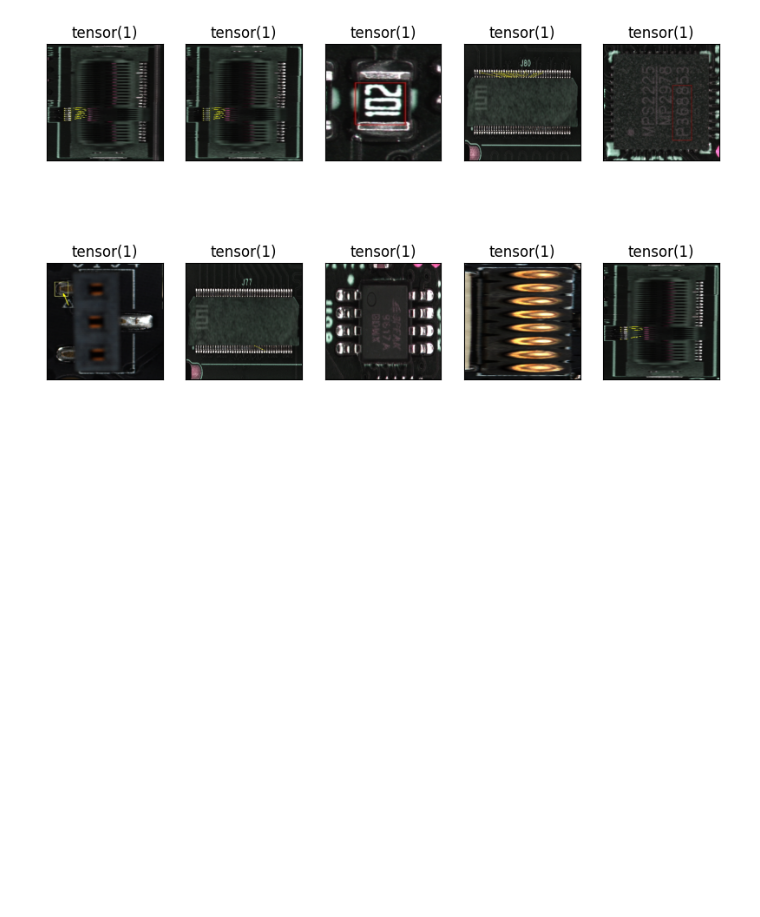
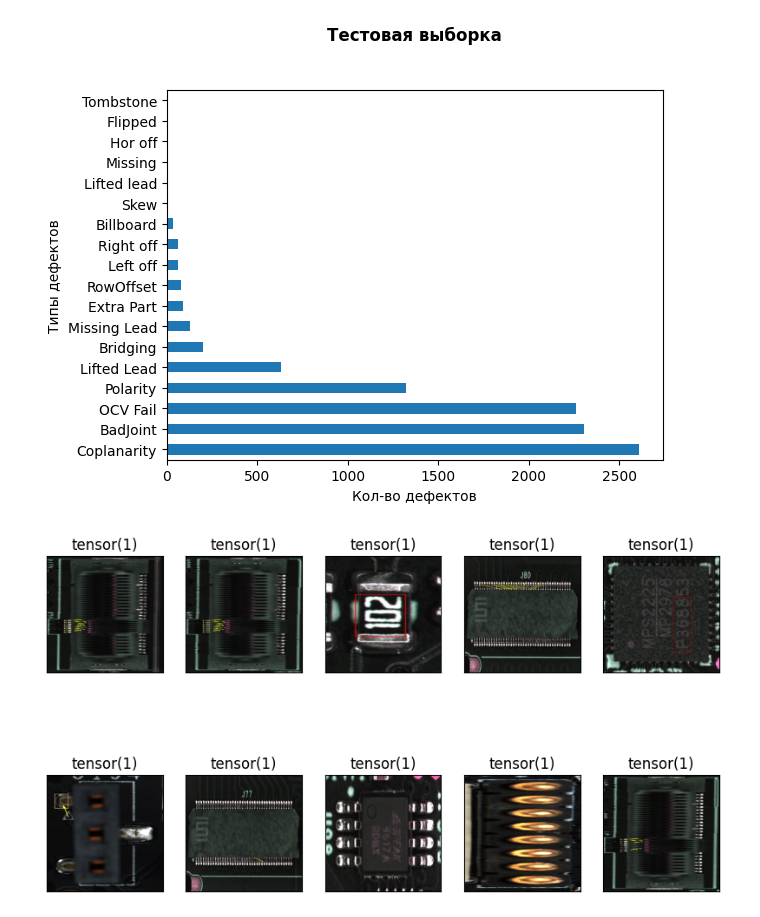
Before and after one commit to ITeaCoffeeSky/ML-services_PCBA, a Jupyter notebook: model/model.ipynb, the cells around one changed output. Saved outputs shown, nothing was run; the diff lists cells and outputs as text; code cells hidden in the pictures; blank space fills up the shorter version.

```diff
--- a/model/model.ipynb
+++ b/model/model.ipynb
@@ -25,3 +54,17 @@ df_total_test = pd.read_csv('./eda/df_total_test.csv')
+# %%
+dist3 = df_total_test['indictmentType'].sort_values()
+
+ax = df_total_test['indictmentType'].value_counts().plot(kind='barh')
+
+plt.ylabel('Типы дефектов')
+plt.xlabel('Кол-во дефектов')
+
+plt.title('Тестовая выборка\n\n',
+          fontweight = "bold")
+
+plt.show()
+# %% [output]
+[figure, added]
 # %%
 train_X = (df_total_train['img_folder'] + df_total_train['defect_image']).tolist()
 train_y = (df_total_train['repairStatus']).tolist()
```
Also changed, not shown: parts of 3 cells of this notebook, 1 other file.
